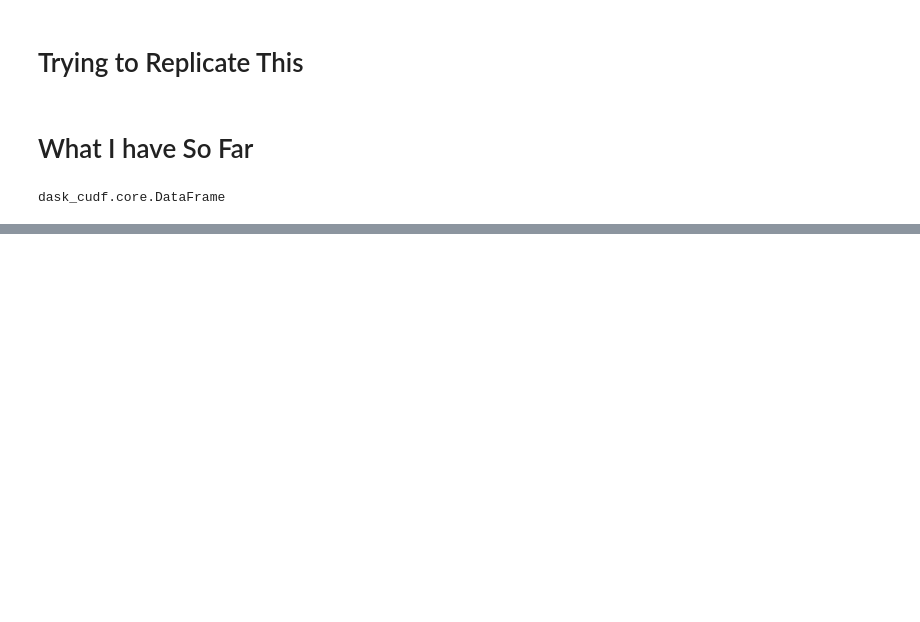
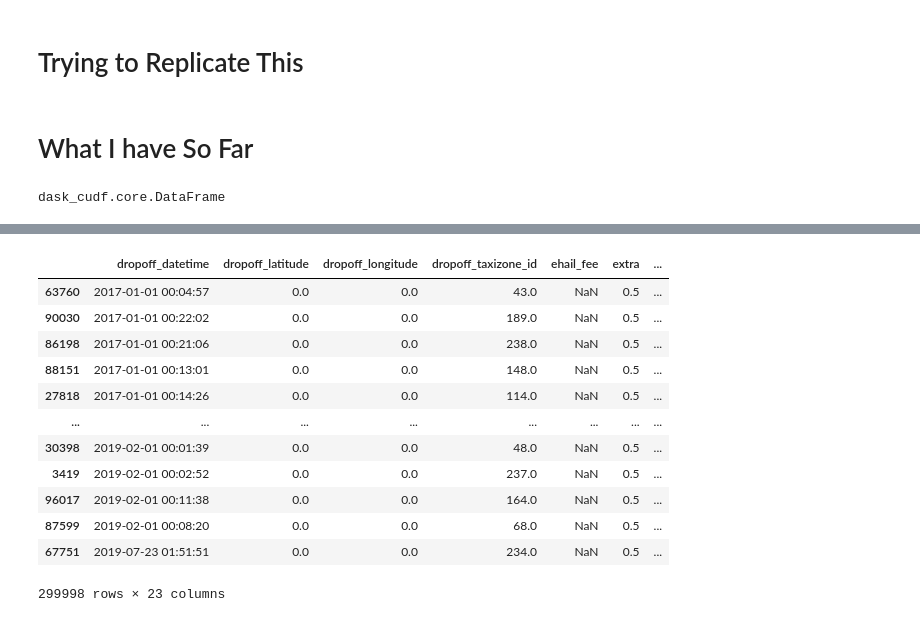
Before and after one commit to gumdropsteve/NYC-transport, a Jupyter notebook: 05_raw_to_dataframe/wip_taxi.ipynb, the cells around one changed output, grey strips where cells are left out. Cells and saved outputs as stored; diff of their text form; code cells hidden in the pictures; blank space fills up the shorter version.

```diff
--- a/05_raw_to_dataframe/wip_taxi.ipynb
+++ b/05_raw_to_dataframe/wip_taxi.ipynb
@@ -490,0 +363,16 @@ df.loc[(df.dropoff_datetime > '2015-01-01 00:00:00') & (df.dropoff_taxizone_id =
+# %%
+df.loc[(df.dropoff_latitude == 0) & (df.dropoff_datetime > '2016-06-01 00:00:00')]
+# %% [output]
+|  | dropoff_datetime | dropoff_latitude | dropoff_longitude | dropoff_taxizone_id | ehail_fee | extra | ... |
+| 63760 | 2017-01-01 00:04:57 | 0.0 | 0.0 | 43.0 | NaN | 0.5 | ... |
+| 90030 | 2017-01-01 00:22:02 | 0.0 | 0.0 | 189.0 | NaN | 0.5 | ... |
+| 86198 | 2017-01-01 00:21:06 | 0.0 | 0.0 | 238.0 | NaN | 0.5 | ... |
+| 88151 | 2017-01-01 00:13:01 | 0.0 | 0.0 | 148.0 | NaN | 0.5 | ... |
+| 27818 | 2017-01-01 00:14:26 | 0.0 | 0.0 | 114.0 | NaN | 0.5 | ... |
+| ... | ... | ... | ... | ... | ... | ... | ... |
+| 30398 | 2019-02-01 00:01:39 | 0.0 | 0.0 | 48.0 | NaN | 0.5 | ... |
+| 3419 | 2019-02-01 00:02:52 | 0.0 | 0.0 | 237.0 | NaN | 0.5 | ... |
+| 96017 | 2019-02-01 00:11:38 | 0.0 | 0.0 | 164.0 | NaN | 0.5 | ... |
+| 87599 | 2019-02-01 00:08:20 | 0.0 | 0.0 | 68.0 | NaN | 0.5 | ... |
+| 67751 | 2019-07-23 01:51:51 | 0.0 | 0.0 | 234.0 | NaN | 0.5 | ... |
+299998 rows × 23 columns
```
Also changed, not shown: parts of 23 cells of this notebook.
